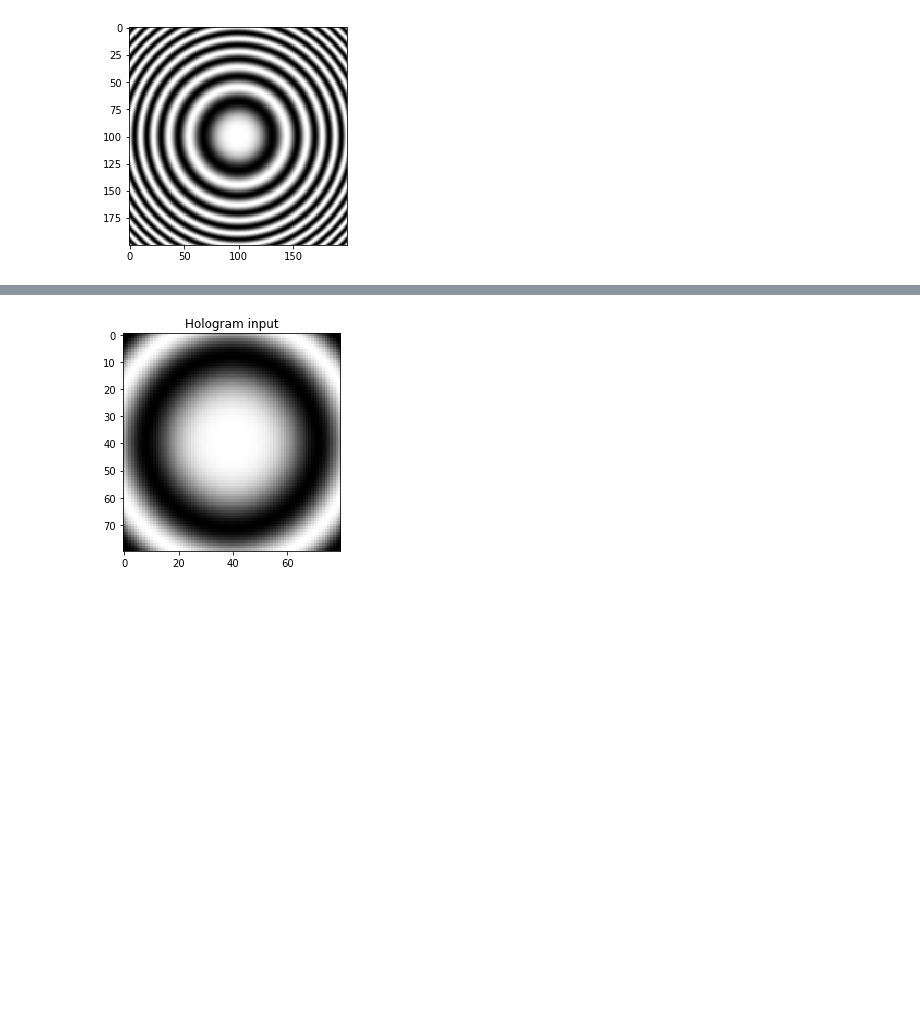
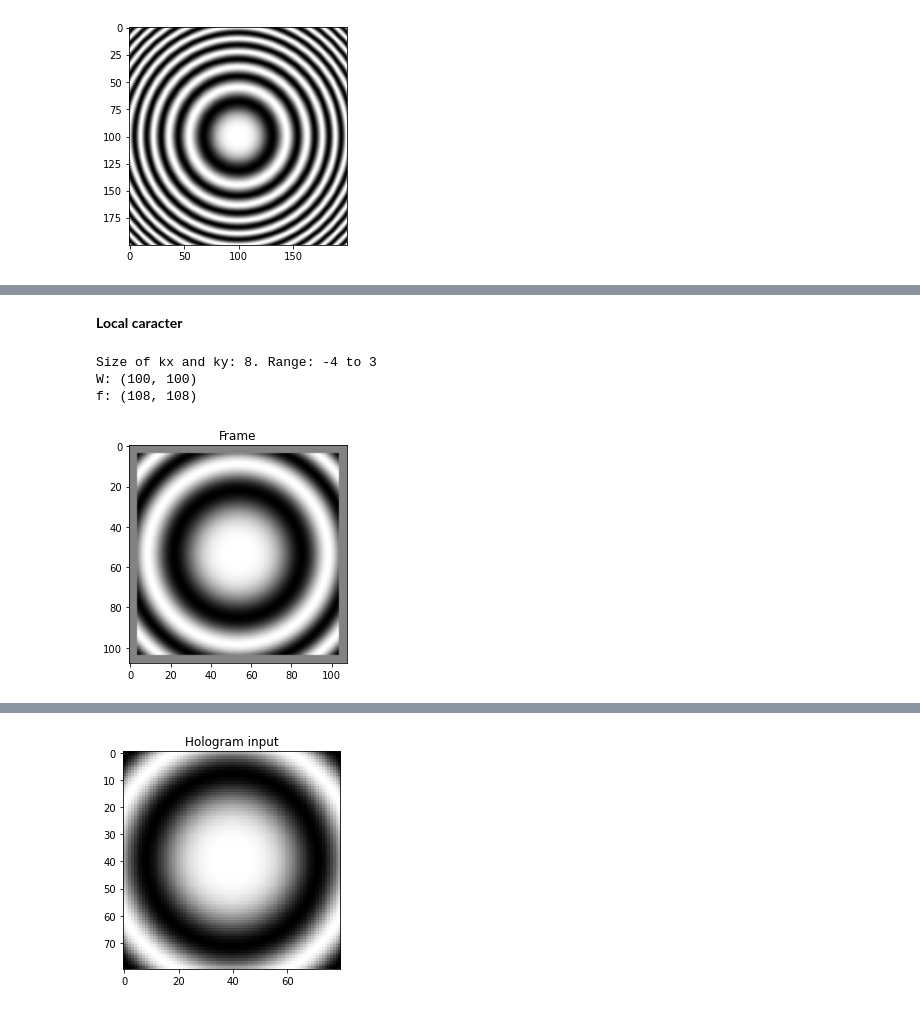
Before and after one commit to fernandolucasaa/computerGeneratedHolography, a Jupyter notebook: tests_wigner_distribution/jupyterComputeWignerDistribution2.ipynb, the cells around one changed output, grey strips where cells are left out. Drawn from its saved outputs; the diff is of its cells as text; code cells hidden in the pictures; blank space fills up the shorter version.

```diff
--- a/tests_wigner_distribution/jupyterComputeWignerDistribution2.ipynb
+++ b/tests_wigner_distribution/jupyterComputeWignerDistribution2.ipynb
@@ -43,0 +76,31 @@ plt.show()
+# %% [markdown]
+**Local caracter**
+# %%
+# Sum range values
+L = 4 # local
+
+kx = np.arange(-L, L) # -N/2, N/2 - 1
+ky = np.arange(-L, L) # -N/2, N/2 - 1
+print('Size of kx and ky: %d. Range: %d to %d' % (len(kx), kx[0], kx[-1]))
+
+W = np.ones([N, N], dtype = complex)
+print('W: ' + str(W.shape))
+
+# Determine framing background image
+h = 4
+
+f = np.ones([rows + 2*h, columns + 2*h], dtype = complex)
+print('f: ' + str(f.shape))
+
+# Insert image into the frame
+f[h:rows+h, h:columns+h] = hol_center_reduced
+
+# Plot background image
+plt.imshow(np.real(f), cmap = 'gray')
+plt.title('Frame')
+plt.show()
+# %% [output]
+Size of kx and ky: 8. Range: -4 to 3
+W: (100, 100)
+f: (108, 108)
+[figure, added]
```
Also changed, not shown: parts of 20 cells of this notebook, 2 other files.
